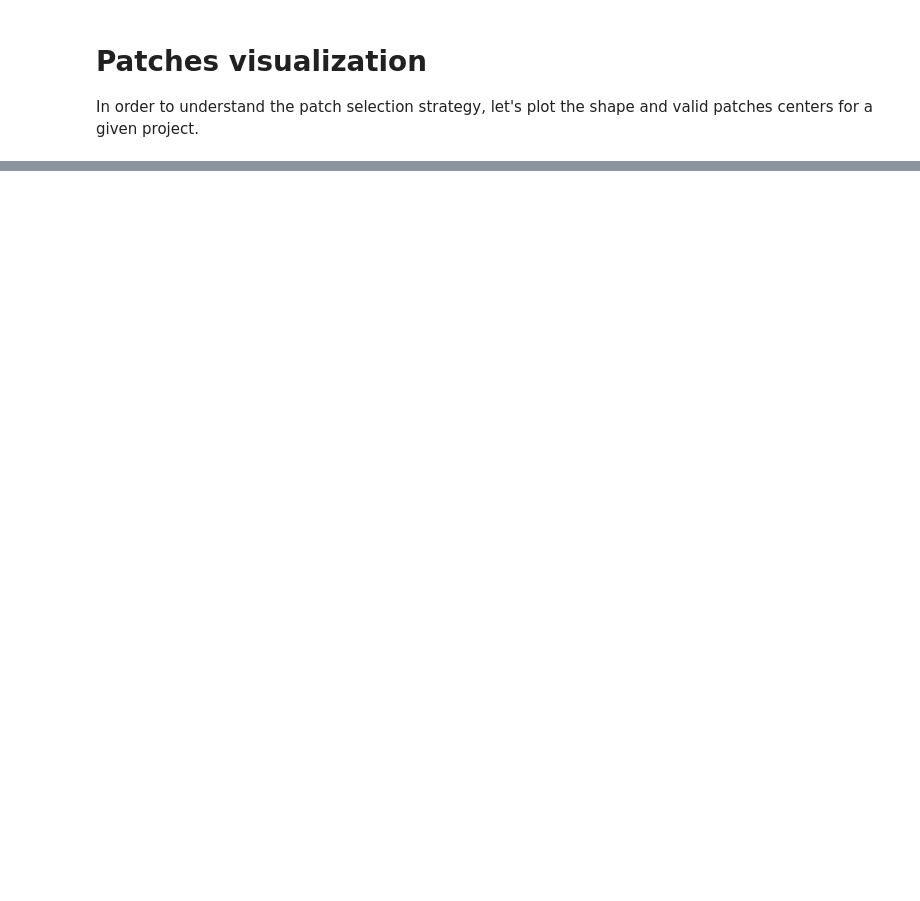
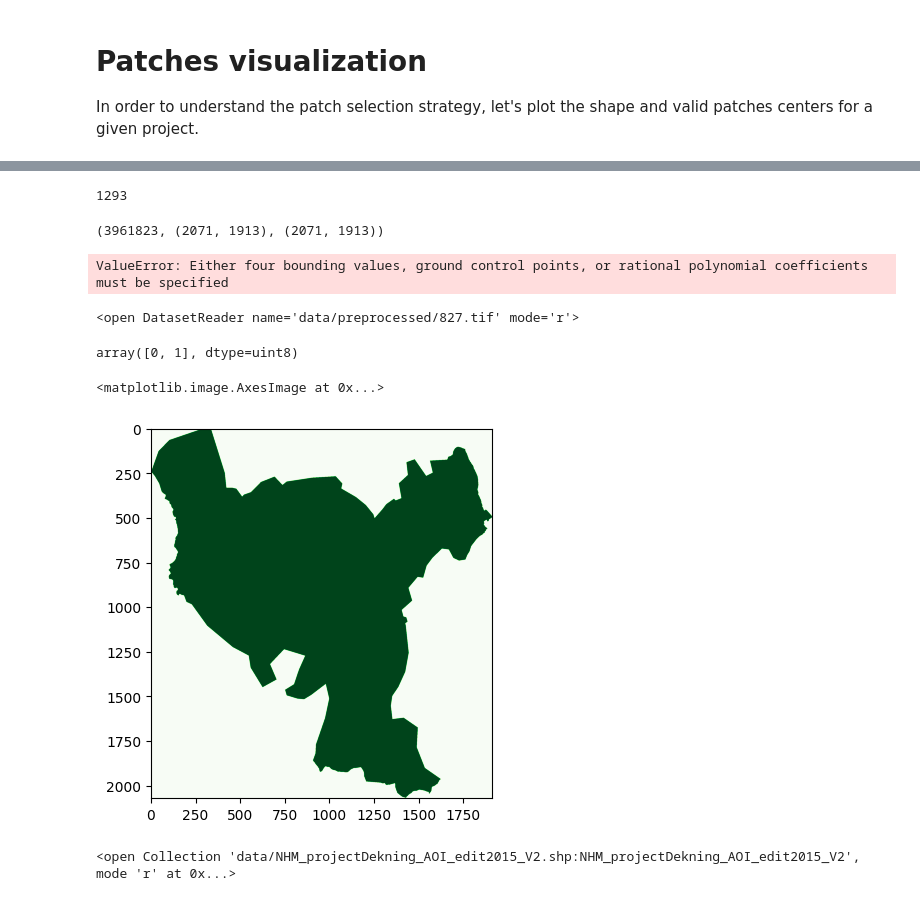
Before and after one commit to eliotwalt/rs-uncertainty, a Jupyter notebook: patches.ipynb, the cells around one changed output, grey strips where cells are left out. Drawn from its saved outputs; the diff is of its cells as text; code cells hidden in the pictures; blank space fills up the shorter version.

Commit message:
datasetcreator and raster info

```diff
--- a/patches.ipynb
+++ b/patches.ipynb
@@ -17,0 +54,31 @@ TypeError: _save_project_patches() missing 2 required positional arguments: 'lab
+# %%
+import os
+import fiona        stats["pkl"] = path
+    def __init__(self, run):
+        self.run = run
+self = Self(run)
+project_id = self.run["projects"][0]
+gt_file_path = os.path.join(self.run["gt_dir"], project+".tif")
+gt_file = rasterio.open(gt_file_path)
+
+project_shape_collections = [fiona.open(p) for p in self.run['project_shapefiles']]
+# create the shape ("polygon") associated to the project
+polygon, crs, gt_date = None, None, None
+for collection in project_shape_collections:
+    try:
+        polygon = [s['geometry'] for s in collection if s['properties']['kv_id'] == int(project_id)][0]
+        crs = collection.crs
+        gt_date = [s["properties"]["PUB_DATO"] for s in collection if s['properties']['kv_id'] == int(project_id)][0]
+        break
+    except IndexError: pass
+if polygon is None: print("No polygon found")
+polygon = rasterio.warp.transform_geom(src_crs=crs, dst_crs=gt_file.crs, geom=polygon)
+polygon["crs"] = gt_file.crs
+polygon["original_crs"] = crs
+rasterized_polygon = rasterized_polygon = rasterio.features.rasterize(
+    [(polygon, 1)],
+    out_shape=gt_file.shape,
+    transform=gt_file.transform,
+    fill=0,
+    dtype='uint8'
+)
@@ -17,0 +89,34 @@ TypeError: _save_project_patches() missing 2 required positional arguments: 'lab
+# %%
+len(polygon["coordinates"][0])
+# %% [output]
+1293
+# %%
+rasterized_polygon.shape[0]*rasterized_polygon.shape[1], rasterized_polygon.shape, gt_file.shape
+# %% [output]
+(3961823, (2071, 1913), (2071, 1913))
+# %%
+transform, w, h = rasterio.warp.calculate_default_transform(
+    polygon["crs"],
+    polygon["original_crs"],
+    rasterized_polygon.shape[1],
+    rasterized_polygon.shape[0]
+)
+# %% [output]
+ValueError: Either four bounding values, ground control points, or rational polynomial coefficients must be specified
+# %%
+gt_file
+# %% [output]
+<open DatasetReader name='data/preprocessed/827.tif' mode='r'>
+# %%
+np.unique(rasterized_polygon)
+# %% [output]
+array([0, 1], dtype=uint8)
+# %%
+plt.imshow(rasterized_polygon, cmap="Greens")
+# %% [output]
+<matplotlib.image.AxesImage at 0x...>
+[figure, added]
+# %%
+collection
+# %% [output]
+<open Collection 'data/NHM_projectDekning_AOI_edit2015_V2.shp:NHM_projectDekning_AOI_edit2015_V2', mode 'r' at 0x...>
```
Also changed, not shown: parts of 15 cells of this notebook, 3 other files.
